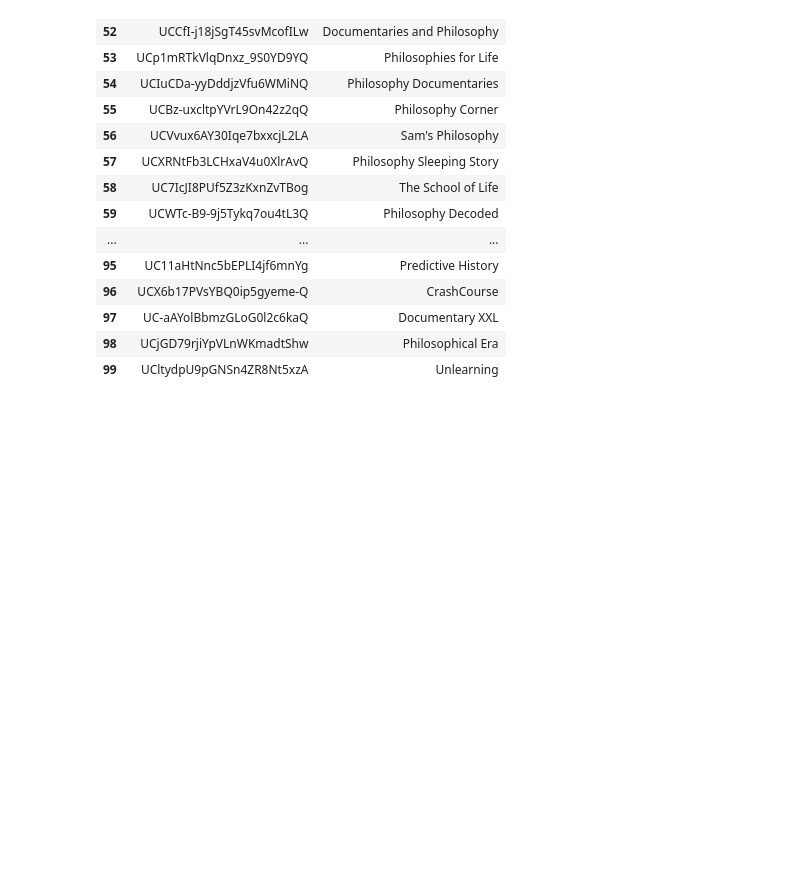
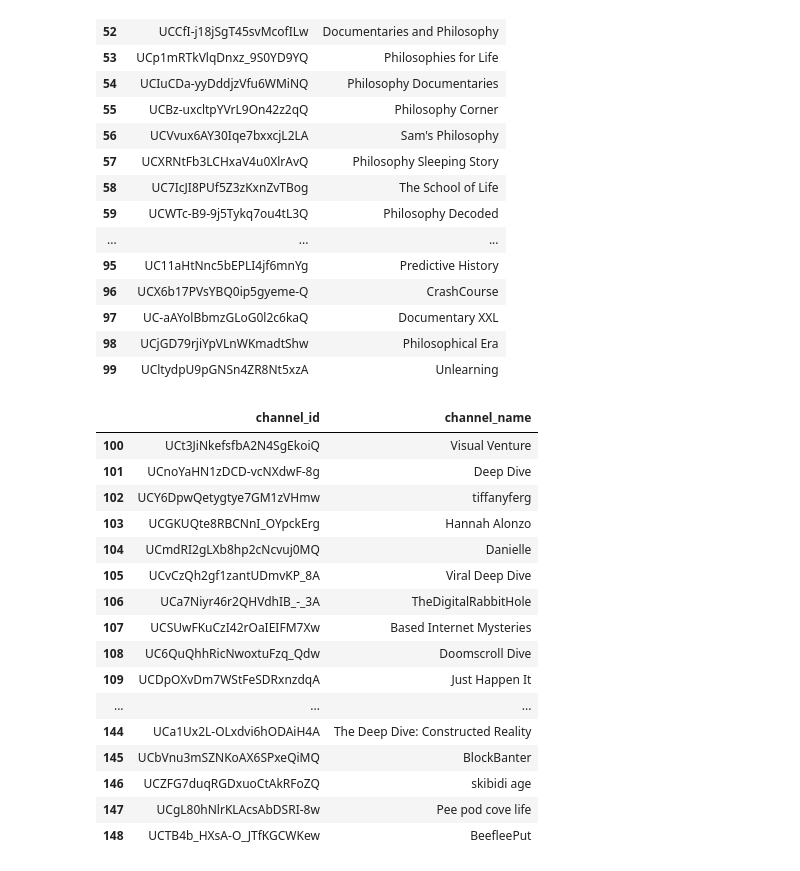
Before and after one commit to ricd99/videos_while_you_eat, a Jupyter notebook: notebooks/yt_data_2.ipynb, the cells around one changed output. Cells and saved outputs as stored; diff of their text form; code cells hidden in the pictures; blank space fills up the shorter version.

Commit message:
100 channels scanned

```diff
--- a/notebooks/yt_data_2.ipynb
+++ b/notebooks/yt_data_2.ipynb
@@ -253,3 +258,23 @@ df.iloc[50:100]
 | 97 | UC-aAYolBbmzGLoG0l2c6kaQ | Documentary XXL |
 | 98 | UCjGD79rjiYpVLnWKmadtShw | Philosophical Era |
 | 99 | UCltydpU9pGNSn4ZR8Nt5xzA | Unlearning |
+# %%
+df.iloc[100:149]
+# %% [output]
+|  | channel_id | channel_name |
+| 100 | UCt3JiNkefsfbA2N4SgEkoiQ | Visual Venture |
+| 101 | UCnoYaHN1zDCD-vcNXdwF-8g | Deep Dive |
+| 102 | UCY6DpwQetygtye7GM1zVHmw | tiffanyferg |
+| 103 | UCGKUQte8RBCNnI_OYpckErg | Hannah Alonzo |
+| 104 | UCmdRI2gLXb8hp2cNcvuj0MQ | Danielle |
+| 105 | UCvCzQh2gf1zantUDmvKP_8A | Viral Deep Dive |
+| 106 | UCa7Niyr46r2QHVdhIB_-_3A | TheDigitalRabbitHole |
+| 107 | UCSUwFKuCzI42rOaIEIFM7Xw | Based Internet Mysteries |
+| 108 | UC6QuQhhRicNwoxtuFzq_Qdw | Doomscroll Dive |
+| 109 | UCDpOXvDm7WStFeSDRxnzdqA | Just Happen It |
+| ... | ... | ... |
+| 144 | UCa1Ux2L-OLxdvi6hODAiH4A | The Deep Dive: Constructed Reality |
+| 145 | UCbVnu3mSZNKoAX6SPxeQiMQ | BlockBanter |
+| 146 | UCZFG7duqRGDxuoCtAkRFoZQ | skibidi age |
+| 147 | UCgL80hNlrKLAcsAbDSRI-8w | Pee pod cove life |
+| 148 | UCTB4b_HXsA-O_JTfKGCWKew | BeefleePut |
```
Also changed, not shown: parts of 2 cells of this notebook.
